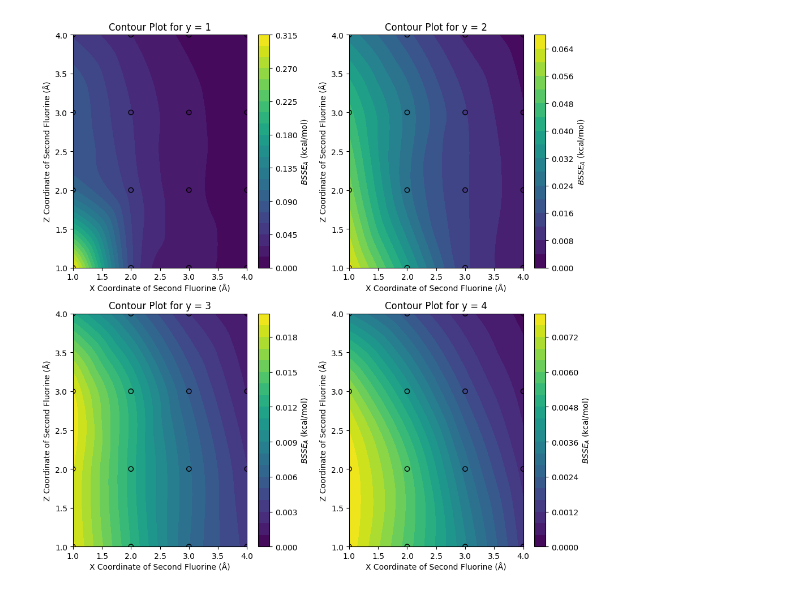
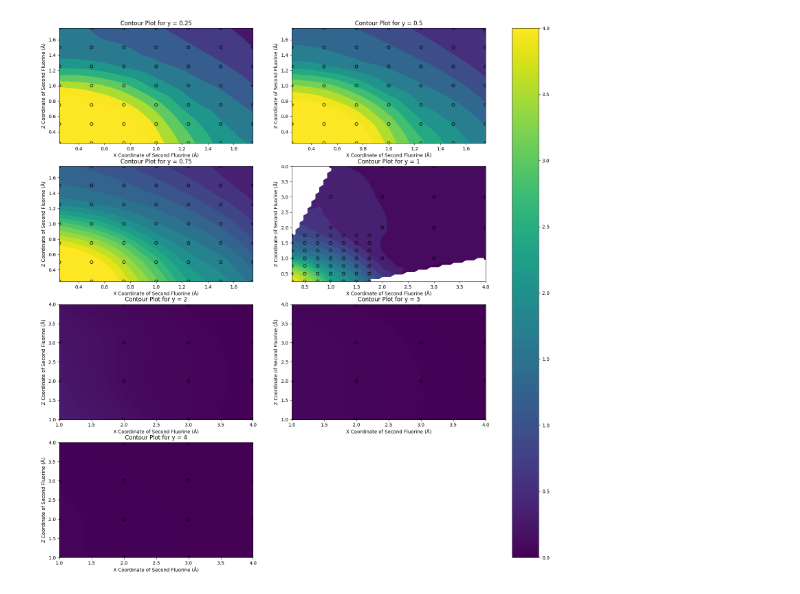
Before and after one commit to rmrresearch/bsse_db, a Jupyter notebook: Ibrahim_SULI_Tasks/dimers/data/make_contour_plots.ipynb, the cells around one changed output. Saved outputs shown, nothing was run; the diff lists cells and outputs as text; code cells hidden in the pictures.

Commit message:
[skip ci] improve granularity of data near 0

```diff
--- a/Ibrahim_SULI_Tasks/dimers/data/make_contour_plots.ipynb
+++ b/Ibrahim_SULI_Tasks/dimers/data/make_contour_plots.ipynb
@@ -51,40 +51,36 @@ plt.show()
-# %%
-import matplotlib.pyplot as plt
-import numpy as np
-from scipy.interpolate import griddata
-
-fig, axes = plt.subplots(2, 2, figsize=(10, 10))
-
-for i, fixed_y_value in enumerate([1, 2, 3, 4]):
-    ax = axes[i // 2, i % 2]
-
-    data_for_contour_plot = bsse_data[bsse_data['y'] == fixed_y_value][['x', 'z', 'BSSE_A']]
-
-    xs = data_for_contour_plot['x'].values
-    zs = data_for_contour_plot['z'].values
-    bsse = data_for_contour_plot['BSSE_A'].values * 627.5096
-
-    # Create grid
-    xi = np.linspace(min(xs), max(xs), 50)
-    zi = np.linspace(min(zs), max(zs), 50)
-    Xi, Zi = np.meshgrid(xi, zi)
-
-    # Interpolate
-    bssei = griddata((xs, zs), bsse, (Xi, Zi), method='cubic')
-
-    # Plot
-    contour = ax.contourf(Xi, Zi, bssei, levels=20, cmap='viridis')
-    scatter = ax.scatter(xs, zs, c=bsse, cmap='viridis', edgecolor='k')
-
-    # Colorbar
-    fig.colorbar(contour, ax=ax, label='$BSSE_{A}$ (kcal/mol)')
-
-    # Labels and title
-    ax.set_title(f'Contour Plot for y = {fixed_y_value}')
-    ax.set_xlabel('X Coordinate of Second Fluorine (Å)')
-    ax.set_ylabel('Z Coordinate of Second Fluorine (Å)')
-
-plt.tight_layout()
-plt.show()
-# %% [output]
-[figure, removed]
+# %%
+import numpy as np
+from matplotlib.colors import Normalize
+import matplotlib.pyplot as plt
+import matplotlib.cm as cm
+
+fig, axes = plt.subplots(nrows=4, ncols=2, figsize=(20, 20))
+cmap = cm.get_cmap('viridis')
+normalizer = Normalize(0, 4)
+im = cm.ScalarMappable(norm=normalizer)
+fig.delaxes(axes[3][1])
+for i, fixed_y_value in enumerate([.25, .5, .75, 1, 2, 3, 4]):
+    ax = axes[i // 2, i % 2]
+
+    data = bsse_data[bsse_data['y'] == fixed_y_value][['x', 'z', 'BSSE_A']]
+    xs = data['x'].values
+    zs = data['z'].values
+    bsse = data['BSSE_A'].values * 627.5096
+
+    # Grid and interpolation
+    xi = np.linspace(min(xs), max(xs), 50)
+    zi = np.linspace(min(zs), max(zs), 50)
+    Xi, Zi = np.meshgrid(xi, zi)
+    bssei = griddata((xs, zs), bsse, (Xi, Zi), method='cubic')
+
+    # Filled contour plot with fixed vmin/vmax
+    contour = ax.contourf(Xi, Zi, bssei, levels=20, cmap='viridis', vmin=vmin, vmax=vmax)
+    ax.scatter(xs, zs, c=bsse, cmap='viridis', vmin=vmin, vmax=vmax, edgecolor='k')
+
+    ax.set_title(f'Contour Plot for y = {fixed_y_value}')
+    ax.set_xlabel('X Coordinate of Second Fluorine (Å)')
+    ax.set_ylabel('Z Coordinate of Second Fluorine (Å)')
+fig.colorbar(im, ax=axes.ravel().tolist())
+plt.show()
+# %% [output]
+[figure, added]
```
Also changed, not shown: parts of 1 cell of this notebook, 40 other files.
